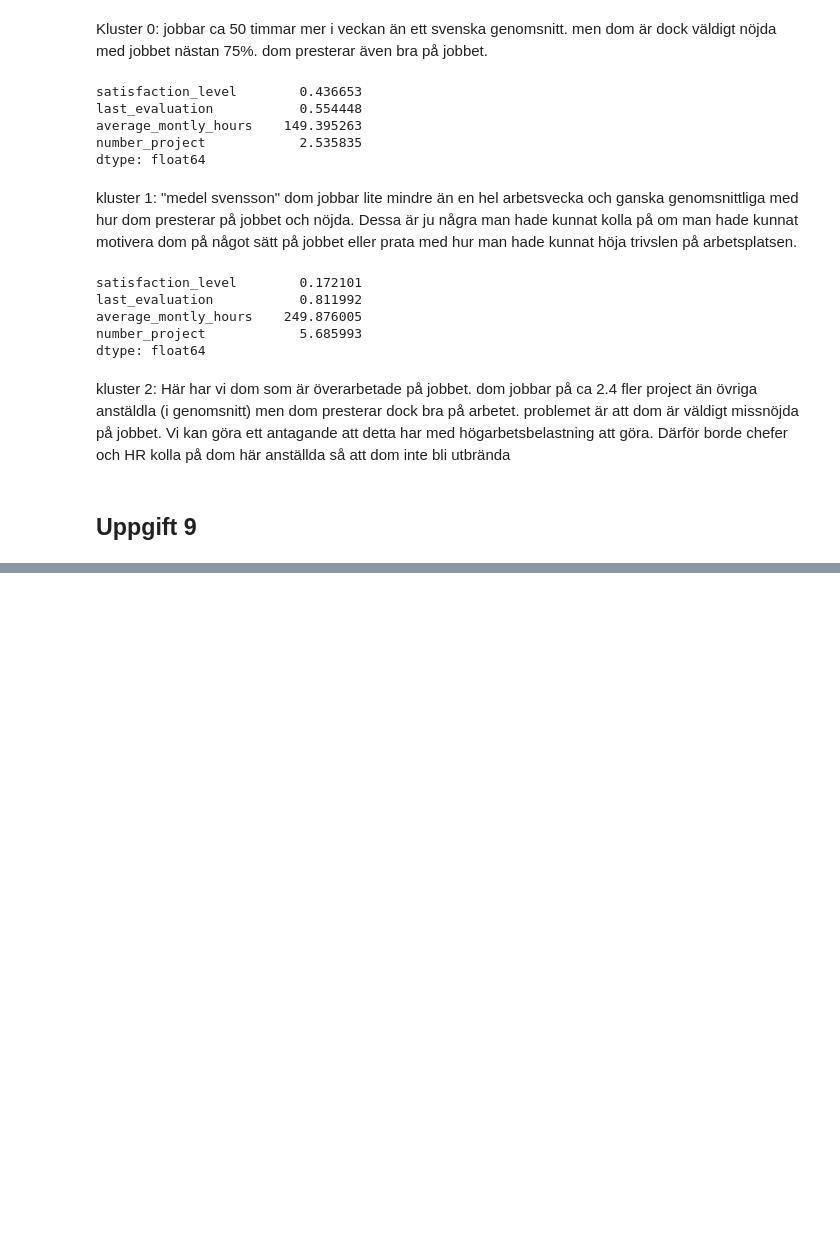
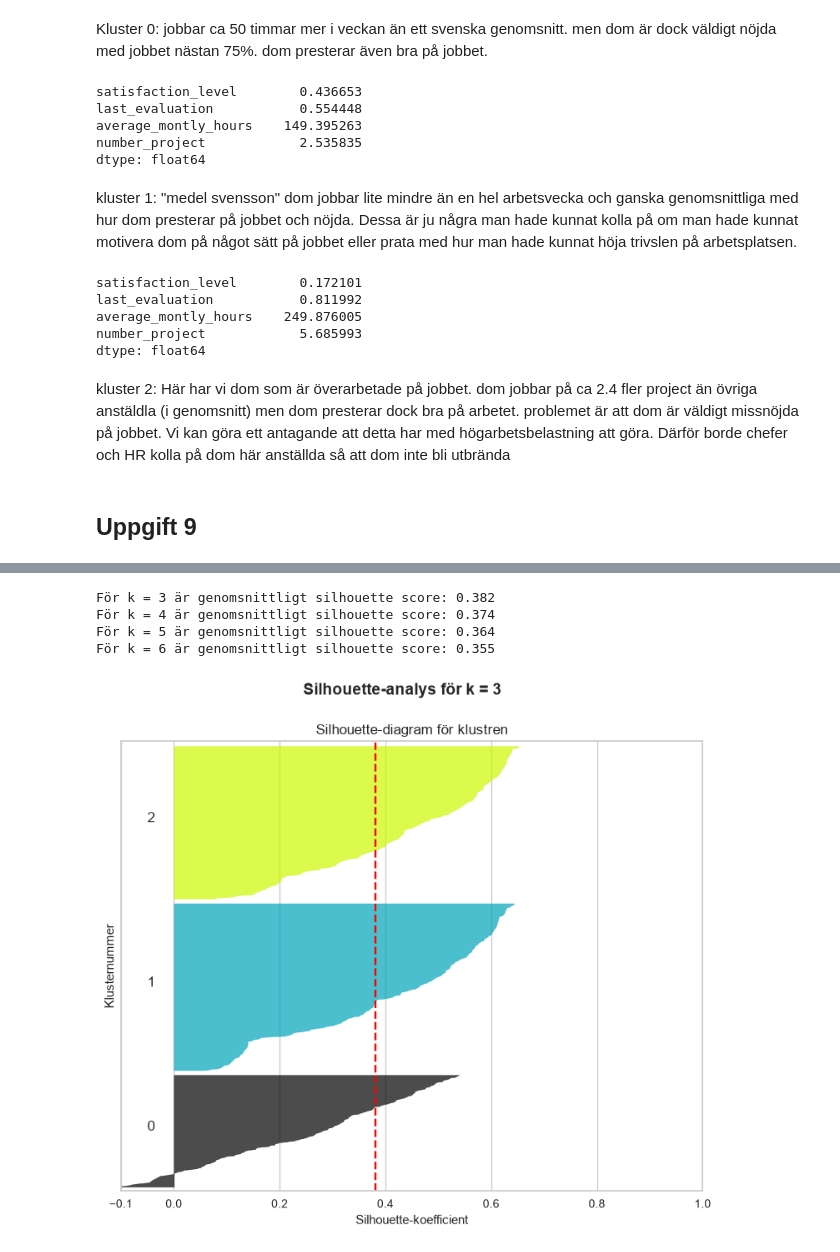
Before and after one commit to M-Renberg/Artificiell-intelligense-course-part-1, a Jupyter notebook: koduppgift6.ipynb, the cells around one changed output, grey strips where cells are left out. Drawn from its saved outputs; the diff is of its cells as text; code cells hidden in the pictures; blank space fills up the shorter version.

```diff
--- a/koduppgift6.ipynb
+++ b/koduppgift6.ipynb
@@ -287,0 +358,66 @@ kluster 2: Här har vi dom som är överarbetade på jobbet. dom jobbar på ca 2
+# %%
+import matplotlib.pyplot as plt
+import matplotlib.cm as cm
+import numpy as np
+from sklearn.cluster import KMeans
+from sklearn.metrics import silhouette_samples, silhouette_score
+
+range_n_clusters = [3, 4, 5, 6]
+
+for n_clusters in range_n_clusters:
+    fig, ax1 = plt.subplots(1, 1)
+    fig.set_size_inches(9, 7)
+
+    ax1.set_xlim([-0.1, 1])
+    ax1.set_ylim([0, len(X_scaled) + (n_clusters + 1) * 10])
+
+    clusterer = KMeans(n_clusters=n_clusters, random_state=42, n_init=10)
+    cluster_labels = clusterer.fit_predict(X_scaled)
+
+    silhouette_avg = silhouette_score(X_scaled, cluster_labels)
+    print(f"För k = {n_clusters} är genomsnittligt silhouette score: {silhouette_avg:.3f}")
+
+    sample_silhouette_values = silhouette_samples(X_scaled, cluster_labels)
+
+    y_lower = 10
+    for i in range(n_clusters):
+        ith_cluster_silhouette_values = sample_silhouette_values[cluster_labels == i]
+        ith_cluster_silhouette_values.sort()
+
+        size_cluster_i = ith_cluster_silhouette_values.shape[0]
+        y_upper = y_lower + size_cluster_i
+
+        color = cm.nipy_spectral(float(i) / n_clusters)
+        ax1.fill_betweenx(
+            np.arange(y_lower, y_upper),
+            0,
+            ith_cluster_silhouette_values,
+            facecolor=color,
+            edgecolor=color,
+            alpha=0.7,
+        )
+
+        ax1.text(-0.05, y_lower + 0.5 * size_cluster_i, str(i))
+        y_lower = y_upper + 10
+
+    ax1.set_title("Silhouette-diagram för klustren")
+    ax1.set_xlabel("Silhouette-koefficient")
+    ax1.set_ylabel("Klusternummer")
+
+    ax1.axvline(x=silhouette_avg, color="red", linestyle="--")
+    ax1.set_yticks([])
+    ax1.set_xticks([-0.1, 0, 0.2, 0.4, 0.6, 0.8, 1])
+
+    plt.suptitle(
+        f"Silhouette-analys för k = {n_clusters}",
+        fontsize=14,
+        fontweight="bold",
+    )
+
+plt.show()
+# %% [output]
+För k = 3 är genomsnittligt silhouette score: 0.382
+För k = 4 är genomsnittligt silhouette score: 0.374
+För k = 5 är genomsnittligt silhouette score: 0.364
+För k = 6 är genomsnittligt silhouette score: 0.355
+[figure, added]
```
Also changed, not shown: parts of 14 cells of this notebook.
